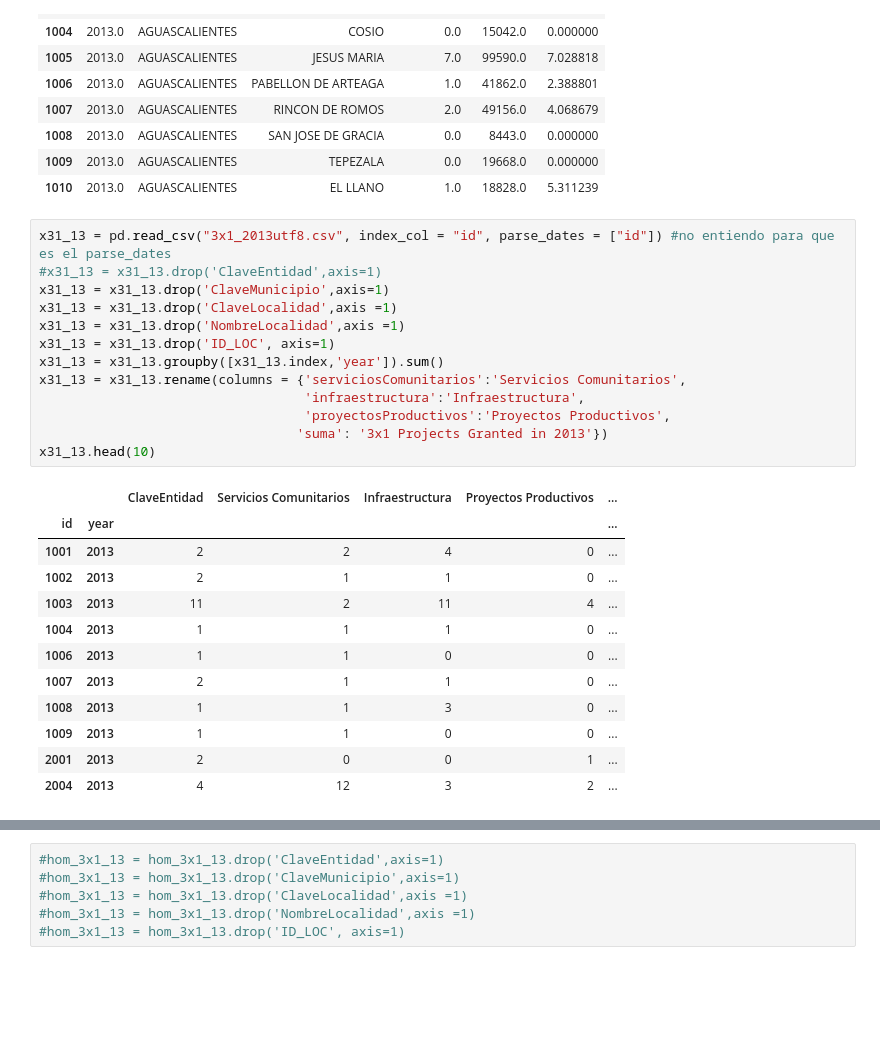
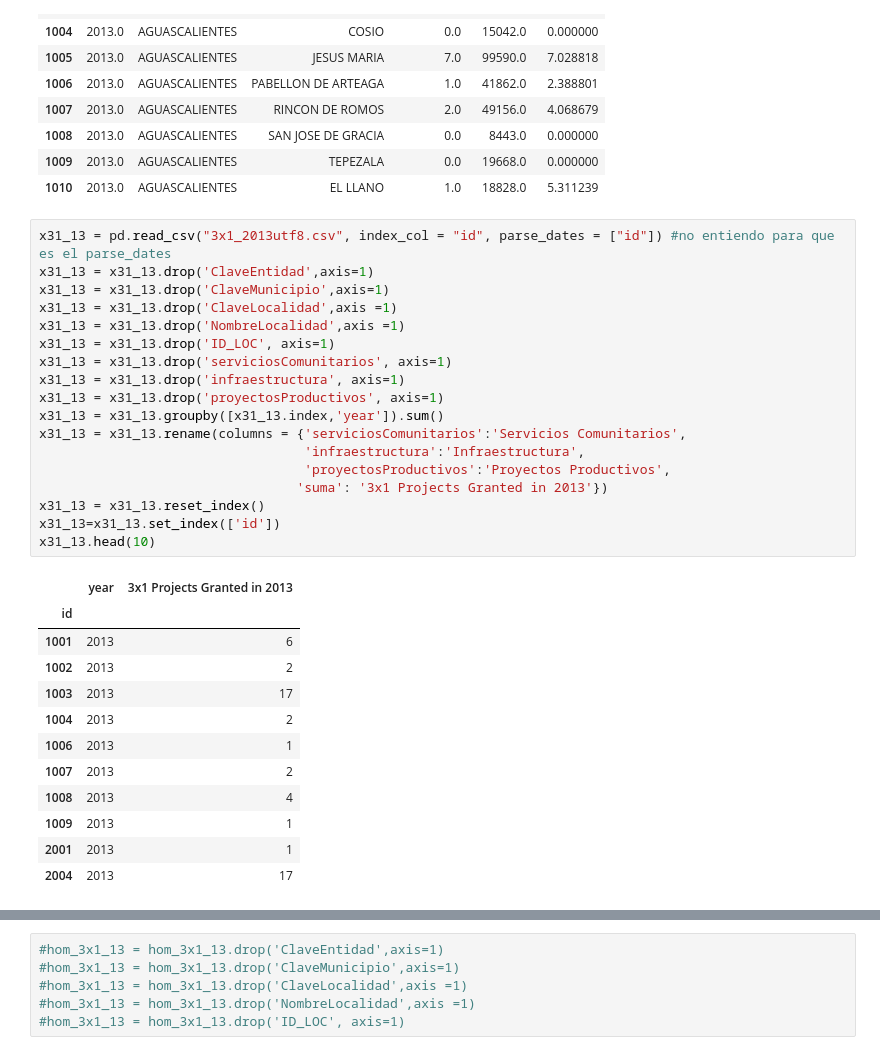
Before and after one commit to jmtoral/BarceinasToral, a Jupyter notebook: bases_A.ipynb, the cells around one changed output, grey strips where cells are left out. Drawn from its saved outputs; the diff is of its cells as text; blank space fills up the shorter version.

```diff
--- a/bases_A.ipynb
+++ b/bases_A.ipynb
@@ -40,30 +40,35 @@ tot13.head(10)
 | 1010 | 2013.0 | AGUASCALIENTES | EL LLANO | 1.0 | 18828.0 | 5.311239 |
 # %%
 x31_13 = pd.read_csv("3x1_2013utf8.csv", index_col = "id", parse_dates = ["id"]) #no entiendo para que es el parse_dates
-#x31_13 = x31_13.drop('ClaveEntidad',axis=1)
+x31_13 = x31_13.drop('ClaveEntidad',axis=1)
 x31_13 = x31_13.drop('ClaveMunicipio',axis=1)
 x31_13 = x31_13.drop('ClaveLocalidad',axis =1)
 x31_13 = x31_13.drop('NombreLocalidad',axis =1)
 x31_13 = x31_13.drop('ID_LOC', axis=1)
+x31_13 = x31_13.drop('serviciosComunitarios', axis=1)
+x31_13 = x31_13.drop('infraestructura', axis=1)
+x31_13 = x31_13.drop('proyectosProductivos', axis=1)
 x31_13 = x31_13.groupby([x31_13.index,'year']).sum()
 x31_13 = x31_13.rename(columns = {'serviciosComunitarios':'Servicios Comunitarios',
                                   'infraestructura':'Infraestructura',
                                   'proyectosProductivos':'Proyectos Productivos',
                                  'suma': '3x1 Projects Granted in 2013'})
+x31_13 = x31_13.reset_index()
+x31_13=x31_13.set_index(['id'])
 x31_13.head(10)
 # %% [output]
-|  |  | ﻿ClaveEntidad | Servicios Comunitarios | Infraestructura | Proyectos Productivos | ... |
-| id | year |  |  |  |  | ... |
-| 1001 | 2013 | 2 | 2 | 4 | 0 | ... |
-| 1002 | 2013 | 2 | 1 | 1 | 0 | ... |
-| 1003 | 2013 | 11 | 2 | 11 | 4 | ... |
-| 1004 | 2013 | 1 | 1 | 1 | 0 | ... |
-| 1006 | 2013 | 1 | 1 | 0 | 0 | ... |
-| 1007 | 2013 | 2 | 1 | 1 | 0 | ... |
-| 1008 | 2013 | 1 | 1 | 3 | 0 | ... |
-| 1009 | 2013 | 1 | 1 | 0 | 0 | ... |
-| 2001 | 2013 | 2 | 0 | 0 | 1 | ... |
-| 2004 | 2013 | 4 | 12 | 3 | 2 | ... |
+|  | year | 3x1 Projects Granted in 2013 |
+| id |  |  |
+| 1001 | 2013 | 6 |
+| 1002 | 2013 | 2 |
+| 1003 | 2013 | 17 |
+| 1004 | 2013 | 2 |
+| 1006 | 2013 | 1 |
+| 1007 | 2013 | 2 |
+| 1008 | 2013 | 4 |
+| 1009 | 2013 | 1 |
+| 2001 | 2013 | 1 |
+| 2004 | 2013 | 17 |
 # %%
 #result = left.join(right, how='outer')
 #result = pd.merge(left, right, left_index=True, right_index=True, how='outer')
```
Also changed, not shown: parts of 1 cell of this notebook, 2 other files.
